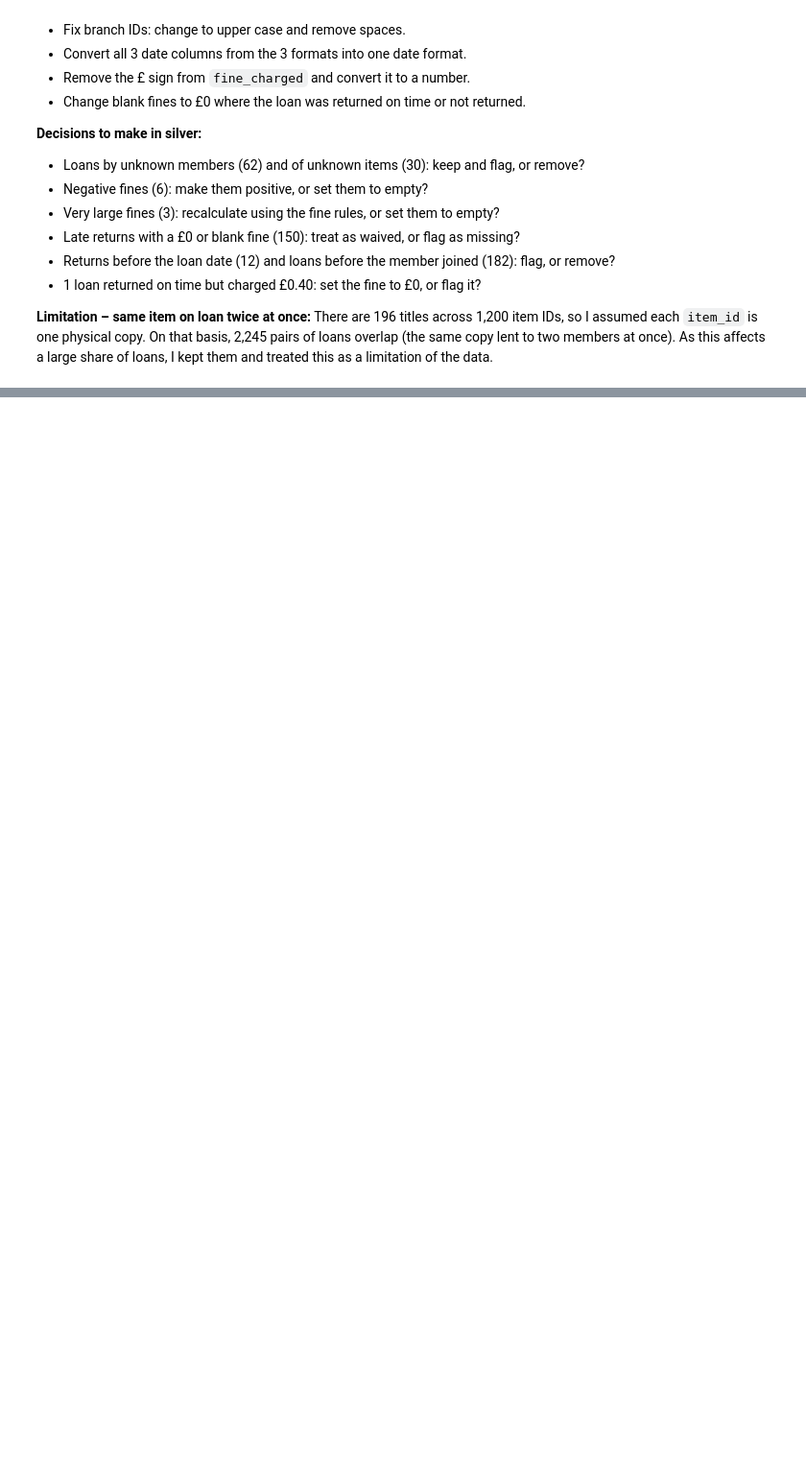
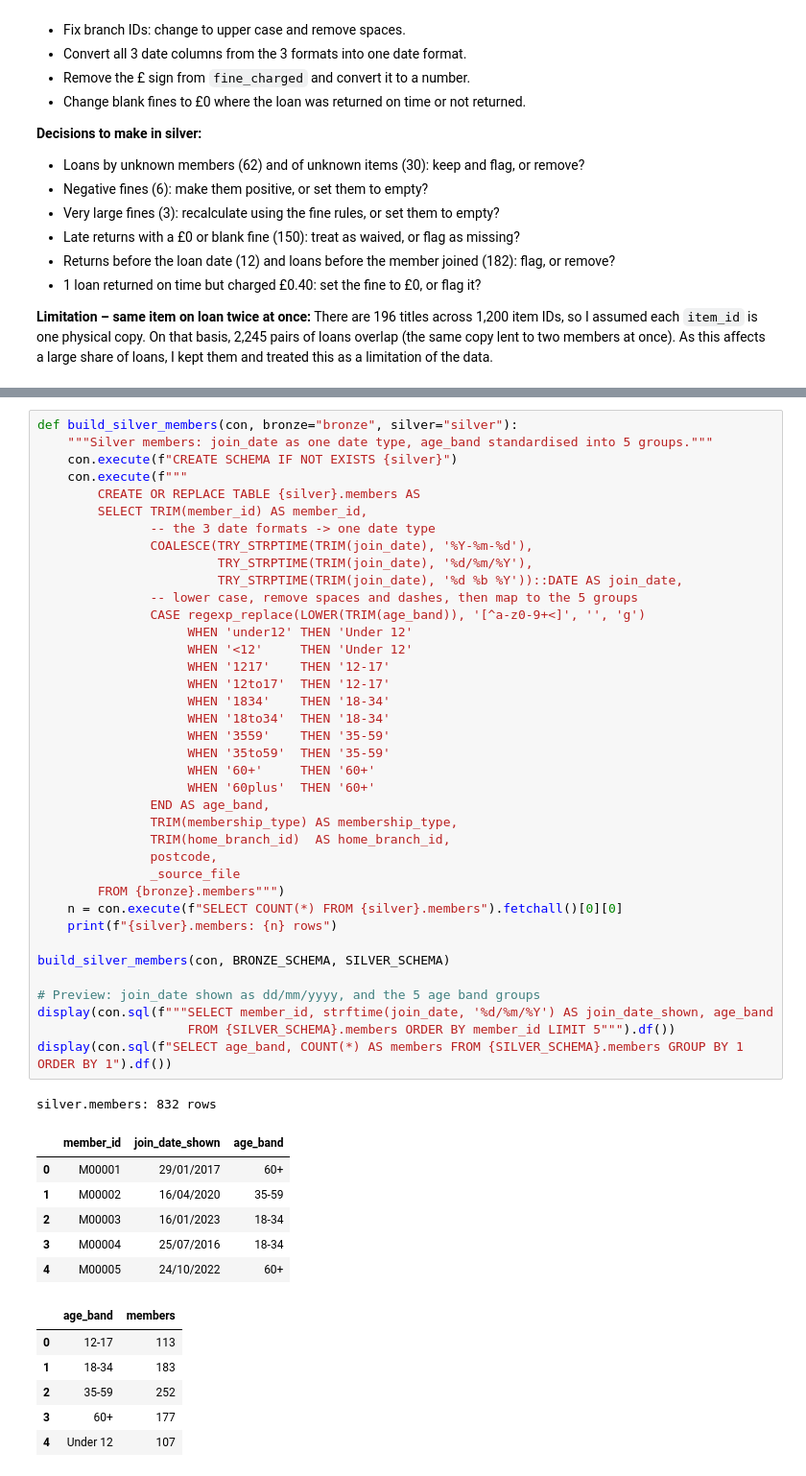
Before and after one commit to HuriyaAhmerr/5782076-AnalyticsEngineering, a Jupyter notebook: 5782076_library_pipeline.ipynb, the cells around one changed output, grey strips where cells are left out. Shown at 96% size. Cells and saved outputs as stored; diff of their text form; blank space fills up the shorter version.

```diff
--- a/5782076_library_pipeline.ipynb
+++ b/5782076_library_pipeline.ipynb
@@ -1443,0 +1506,52 @@ There are 196 titles across 1,200 item IDs, so I assumed each `item_id` is one p
+# %%
+def build_silver_members(con, bronze="bronze", silver="silver"):
+    """Silver members: join_date as one date type, age_band standardised into 5 groups."""
+    con.execute(f"CREATE SCHEMA IF NOT EXISTS {silver}")
+    con.execute(f"""
+        CREATE OR REPLACE TABLE {silver}.members AS
+        SELECT TRIM(member_id) AS member_id,
+               -- the 3 date formats -> one date type
+               COALESCE(TRY_STRPTIME(TRIM(join_date), '%Y-%m-%d'),
+                        TRY_STRPTIME(TRIM(join_date), '%d/%m/%Y'),
+                        TRY_STRPTIME(TRIM(join_date), '%d %b %Y'))::DATE AS join_date,
+               -- lower case, remove spaces and dashes, then map to the 5 groups
+               CASE regexp_replace(LOWER(TRIM(age_band)), '[^a-z0-9+<]', '', 'g')
+                    WHEN 'under12' THEN 'Under 12'
+                    WHEN '<12'     THEN 'Under 12'
+                    WHEN '1217'    THEN '12-17'
+                    WHEN '12to17'  THEN '12-17'
+                    WHEN '1834'    THEN '18-34'
+                    WHEN '18to34'  THEN '18-34'
+                    WHEN '3559'    THEN '35-59'
+                    WHEN '35to59'  THEN '35-59'
+                    WHEN '60+'     THEN '60+'
+                    WHEN '60plus'  THEN '60+'
+               END AS age_band,
+               TRIM(membership_type) AS membership_type,
+               TRIM(home_branch_id)  AS home_branch_id,
+               postcode,
+               _source_file
+        FROM {bronze}.members""")
+    n = con.execute(f"SELECT COUNT(*) FROM {silver}.members").fetchall()[0][0]
+    print(f"{silver}.members: {n} rows")
+
+build_silver_members(con, BRONZE_SCHEMA, SILVER_SCHEMA)
+
+# Preview: join_date shown as dd/mm/yyyy, and the 5 age band groups
+display(con.sql(f"""SELECT member_id, strftime(join_date, '%d/%m/%Y') AS join_date_shown, age_band
+                    FROM {SILVER_SCHEMA}.members ORDER BY member_id LIMIT 5""").df())
+display(con.sql(f"SELECT age_band, COUNT(*) AS members FROM {SILVER_SCHEMA}.members GROUP BY 1 ORDER BY 1").df())
+# %% [output]
+silver.members: 832 rows
+|  | member_id | join_date_shown | age_band |
+| 0 | M00001 | 29/01/2017 | 60+ |
+| 1 | M00002 | 16/04/2020 | 35-59 |
+| 2 | M00003 | 16/01/2023 | 18-34 |
+| 3 | M00004 | 25/07/2016 | 18-34 |
+| 4 | M00005 | 24/10/2022 | 60+ |
+|  | age_band | members |
+| 0 | 12-17 | 113 |
+| 1 | 18-34 | 183 |
+| 2 | 35-59 | 252 |
+| 3 | 60+ | 177 |
+| 4 | Under 12 | 107 |
```
Also changed, not shown: parts of 8 cells of this notebook.
